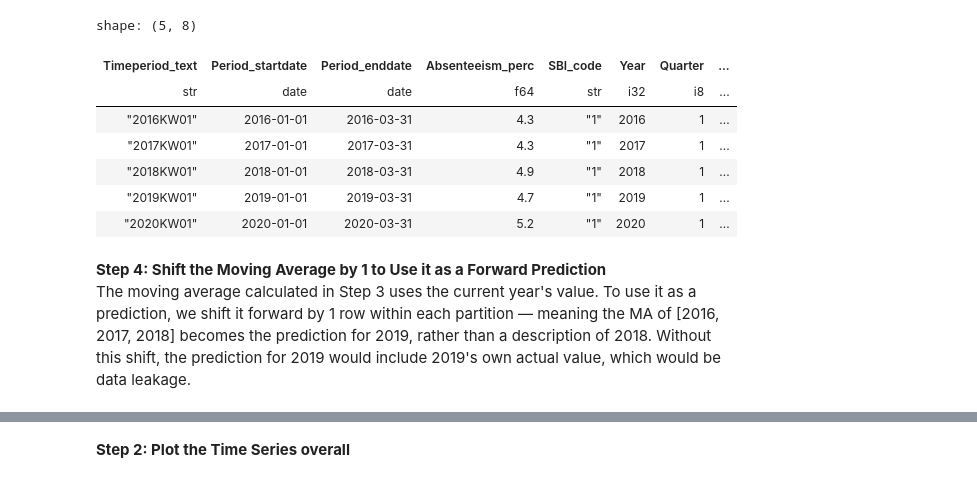
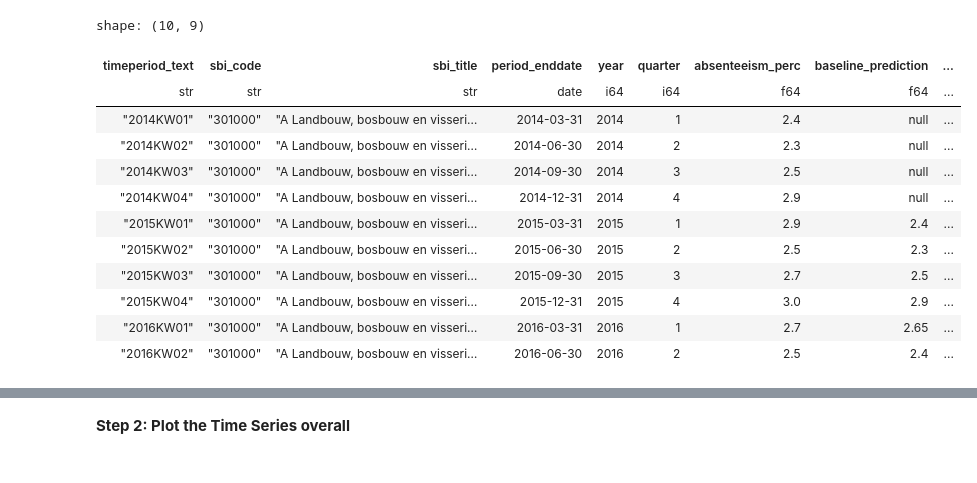
Before and after one commit to ysuurme/eaisi-uwv, a Jupyter notebook: code/baseline_model.ipynb, the cells around one changed output, grey strips where cells are left out. Drawn from its saved outputs; the diff is of its cells as text; code cells hidden in the pictures.

```diff
--- a/code/baseline_model.ipynb
+++ b/code/baseline_model.ipynb
@@ -76,7 +81,7 @@ shape: (5, 5)
 # %%
 df_modified = df_org.with_columns(
     # Convert columns ending with 'date' to Date type
-    cs.ends_with("date").str.to_date("%Y-%m-%d")
+    cs.ends_with("date").str.to_date("%Y-%m-%d"),
 )
-df_modified.sort("Period_enddate", descending=True).head()
+df_modified.sort("period_enddate", descending=True).head()
 # %% [output]
@@ -98,8 +103,5 @@ We derive the quarter (1–4) from the start month of each period. Month 1 = Q1,
 # %%
-df_with_quarter = df_modified.with_columns(
-    pl.col("Period_startdate").dt.year().alias("Year"),
-    pl.col("Period_startdate").dt.quarter().alias("Quarter")
-)
-df_with_quarter.head()
+df_sorted = df_modified.sort(["sbi_code", "quarter", "year"])
+df_sorted.head()
 # %% [output]
 shape: (5, 7)
@@ -116,3 +114,0 @@ Polars window functions respect row order, so we must sort by SBI_code, Quarter,
-# %%
-df_sorted = df_with_quarter.sort(["SBI_code", "Quarter", "Year"])
-df_sorted.head()
@@ -134,20 +125,32 @@ min_periods=1 — allows the average to be computed even when fewer than 3 years
 # %%
-df_with_ma = df_sorted.with_columns(
-    pl.col("Absenteeism_perc")
+# 1. Apply the shift and rolling mean within the seasonal groups
+df_baseline = df_sorted.with_columns(
+    pl.col("absenteeism_perc")
+    .shift(1) # Moves previous years' data into the current year's row
     .rolling_mean(window_size=3, min_samples=1)
-    .over(["SBI_code", "Quarter"])
-    .alias("MA3_Absenteeism_perc")
+    .over(["sbi_code", "quarter"]) # Ensures we only average the same quarter across years
+    .alias("baseline_prediction")
 )
-df_with_ma.head()
+# 2. Calculate the Residual (Error) to evaluate the baseline
+df_baseline = df_baseline.with_columns(
+    (pl.col("absenteeism_perc") - pl.col("baseline_prediction")).alias("residual_error")
+)
+# Preview the results ordered by period_enddate
+df_baseline.sort(["sbi_code", "period_enddate"]).head(10)
+
+# Uncomment to preview the results for a specific sbi_code
+# df_baseline.filter(pl.col("sbi_code") == "301000").sort("period_enddate").head(43)
 # %% [output]
-shape: (5, 8)
+shape: (10, 9)
-| Timeperiod_text | Period_startdate | Period_enddate | Absenteeism_perc | SBI_code | Year | Quarter | ... |
-| str | date | date | f64 | str | i32 | i8 | ... |
-| "2016KW01" | 2016-01-01 | 2016-03-31 | 4.3 | "1" | 2016 | 1 | ... |
-| "2017KW01" | 2017-01-01 | 2017-03-31 | 4.3 | "1" | 2017 | 1 | ... |
-| "2018KW01" | 2018-01-01 | 2018-03-31 | 4.9 | "1" | 2018 | 1 | ... |
-| "2019KW01" | 2019-01-01 | 2019-03-31 | 4.7 | "1" | 2019 | 1 | ... |
-| "2020KW01" | 2020-01-01 | 2020-03-31 | 5.2 | "1" | 2020 | 1 | ... |
+| timeperiod_text | sbi_code | sbi_title | period_enddate | year | quarter | absenteeism_perc | baseline_prediction | ... |
+| str | str | str | date | i64 | i64 | f64 | f64 | ... |
+| "2014KW01" | "301000" | "A Landbouw, bosbouw en visseri… | 2014-03-31 | 2014 | 1 | 2.4 | null | ... |
+| "2014KW02" | "301000" | "A Landbouw, bosbouw en visseri… | 2014-06-30 | 2014 | 2 | 2.3 | null | ... |
+| "2014KW03" | "301000" | "A Landbouw, bosbouw en visseri… | 2014-09-30 | 2014 | 3 | 2.5 | null | ... |
+| "2014KW04" | "301000" | "A Landbouw, bosbouw en visseri… | 2014-12-31 | 2014 | 4 | 2.9 | null | ... |
+| "2015KW01" | "301000" | "A Landbouw, bosbouw en visseri… | 2015-03-31 | 2015 | 1 | 2.9 | 2.4 | ... |
+| "2015KW02" | "301000" | "A Landbouw, bosbouw en visseri… | 2015-06-30 | 2015 | 2 | 2.5 | 2.3 | ... |
+| "2015KW03" | "301000" | "A Landbouw, bosbouw en visseri… | 2015-09-30 | 2015 | 3 | 2.7 | 2.5 | ... |
+| "2015KW04" | "301000" | "A Landbouw, bosbouw en visseri… | 2015-12-31 | 2015 | 4 | 3.0 | 2.9 | ... |
+| "2016KW01" | "301000" | "A Landbouw, bosbouw en visseri… | 2016-03-31 | 2016 | 1 | 2.7 | 2.65 | ... |
+| "2016KW02" | "301000" | "A Landbouw, bosbouw en visseri… | 2016-06-30 | 2016 | 2 | 2.5 | 2.4 | ... |
-# %% [markdown]
-**Step 4: Shift the Moving Average by 1 to Use it as a Forward Prediction** <br>
-The moving average calculated in Step 3 uses the current year's value. To use it as a prediction, we shift it forward by 1 row within each partition — meaning the MA of [2016, 2017, 2018] becomes the prediction for 2019, rather than a description of 2018. Without this shift, the prediction for 2019 would include 2019's own actual value, which would be data leakage.
```
Also changed, not shown: parts of 20 cells of this notebook, 1 other file.
